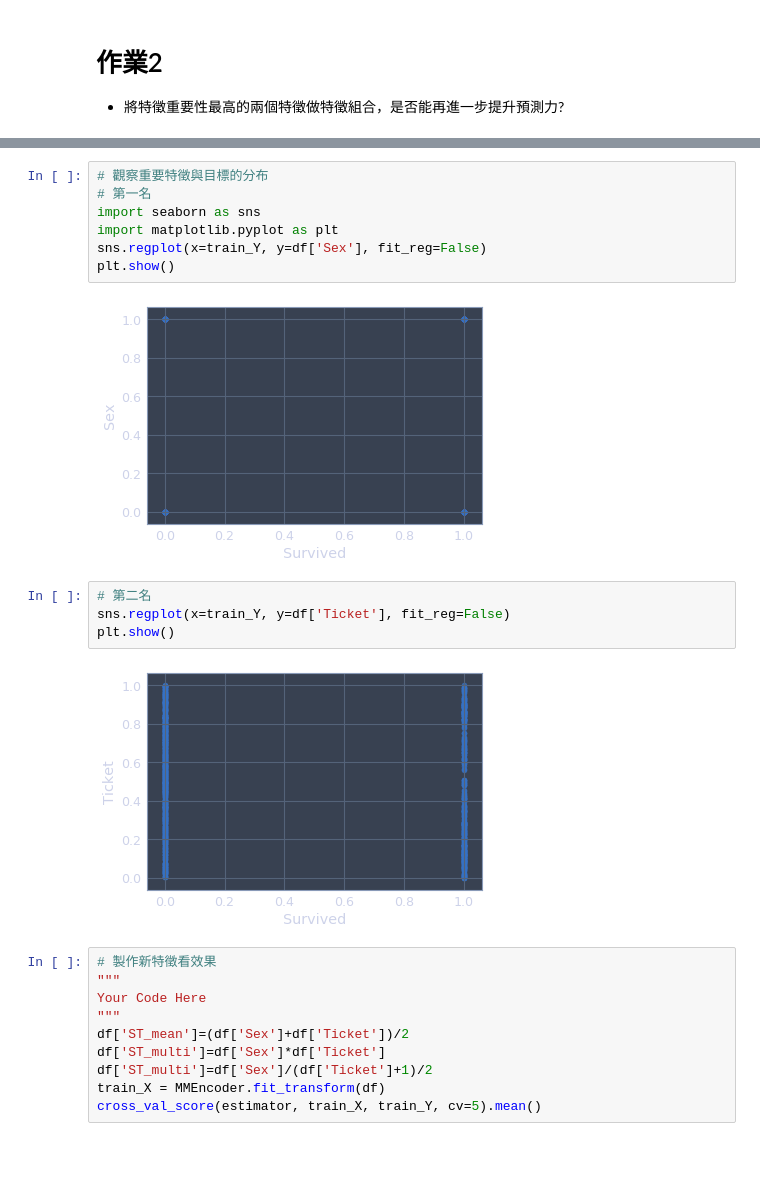
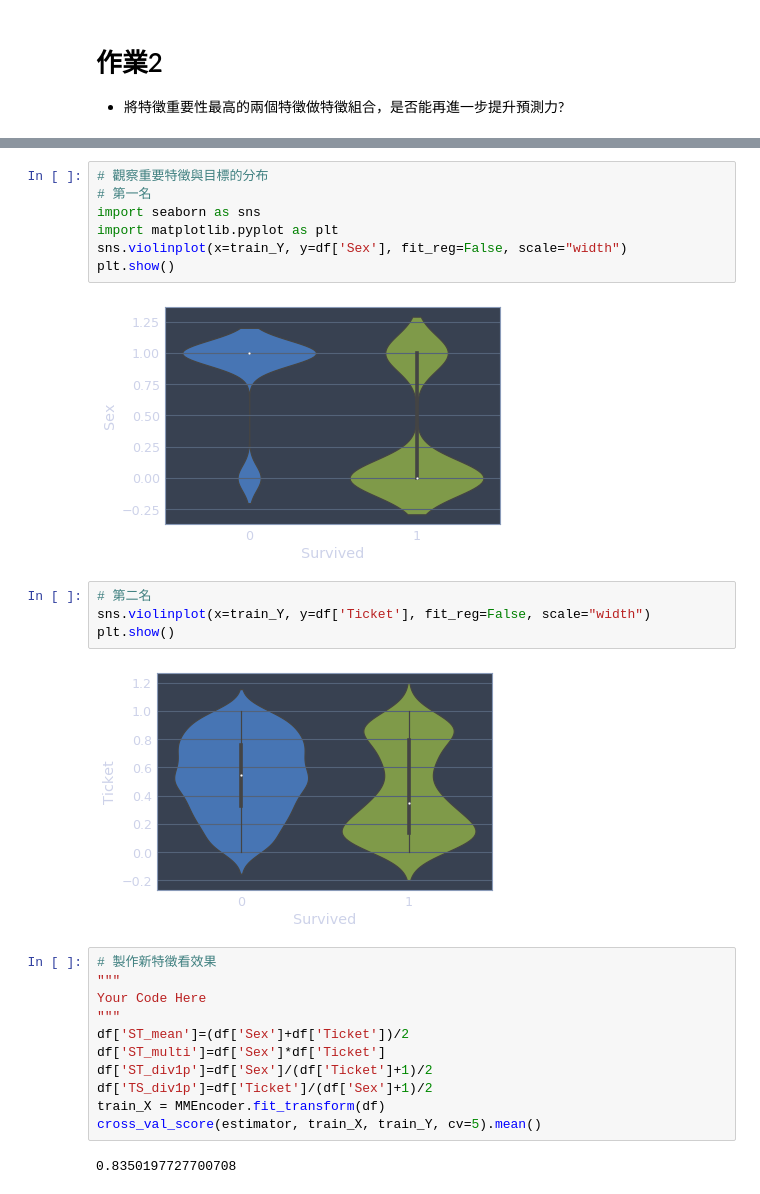
Before and after one commit to Steph958/cupoy_ai100-4, a Jupyter notebook: Day_031_HW.ipynb, the cells around one changed output, grey strips where cells are left out. Drawn from its saved outputs; the diff is of its cells as text; blank space fills up the shorter version.

```diff
--- a/Day_031_HW.ipynb
+++ b/Day_031_HW.ipynb
@@ -96,18 +115,18 @@ cross_val_score(estimator, train_X, train_Y, cv=5).mean()
 # %%
 # 觀察重要特徵與目標的分布
 # 第一名
 import seaborn as sns
 import matplotlib.pyplot as plt
-sns.regplot(x=train_Y, y=df['Sex'], fit_reg=False)
+sns.violinplot(x=train_Y, y=df['Sex'], fit_reg=False, scale="width")
 plt.show()
 # %% [output]
-[figure, old version]
+[figure, new version]
 # %%
 # 第二名
-sns.regplot(x=train_Y, y=df['Ticket'], fit_reg=False)
+sns.violinplot(x=train_Y, y=df['Ticket'], fit_reg=False, scale="width")
 plt.show()
 # %% [output]
-[figure, old version]
+[figure, new version]
 # %%
 # 製作新特徵看效果
 """
@@ -115,6 +134,9 @@ Your Code Here
 """
 df['ST_mean']=(df['Sex']+df['Ticket'])/2
 df['ST_multi']=df['Sex']*df['Ticket']
-df['ST_multi']=df['Sex']/(df['Ticket']+1)/2
+df['ST_div1p']=df['Sex']/(df['Ticket']+1)/2
+df['TS_div1p']=df['Ticket']/(df['Sex']+1)/2
 train_X = MMEncoder.fit_transform(df)
 cross_val_score(estimator, train_X, train_Y, cv=5).mean()
+# %% [output]
+0.8350197727700708
```
Also changed, not shown: parts of 3 cells of this notebook.
